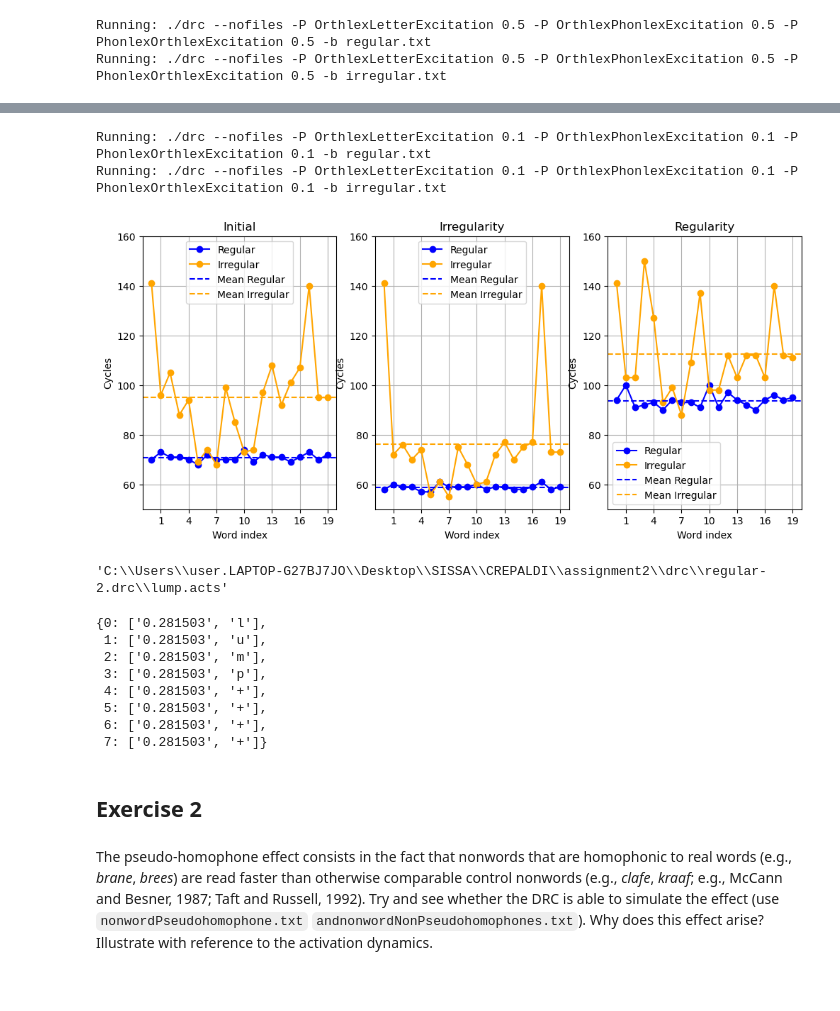
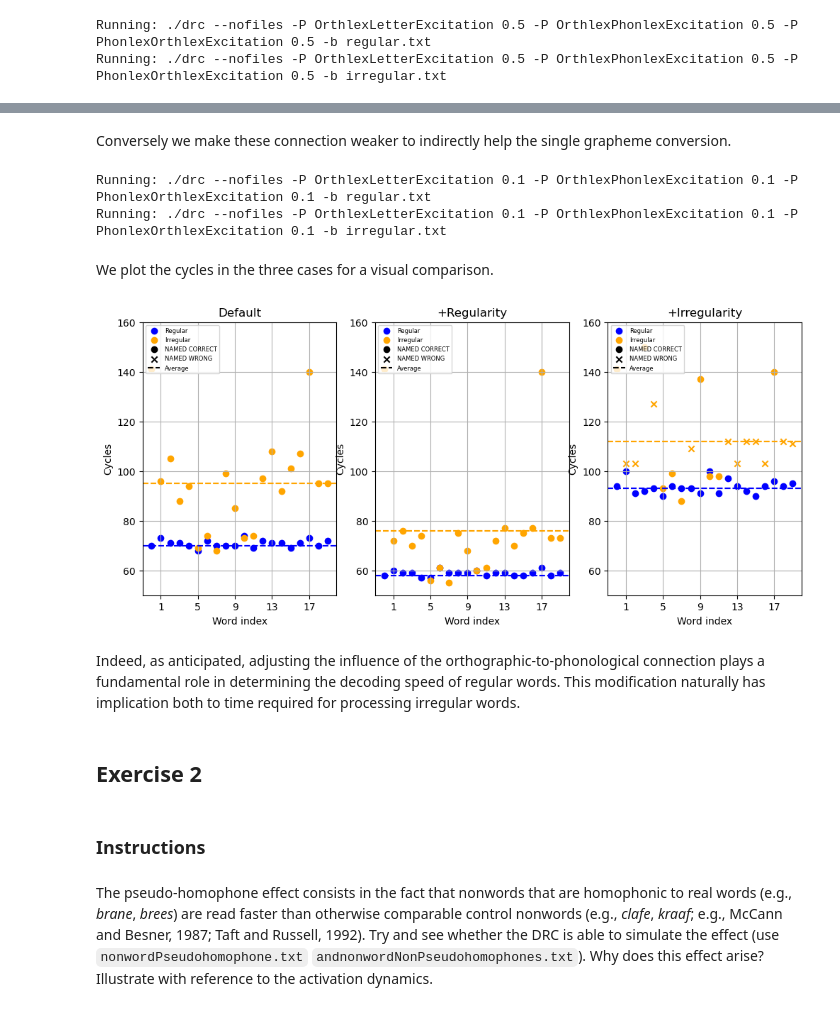
Before and after one commit to Quinta13/LRB_project, a Jupyter notebook: assignment2/exercises.ipynb, the cells around one changed output, grey strips where cells are left out. Saved outputs shown, nothing was run; the diff lists cells and outputs as text; code cells hidden in the pictures.

```diff
--- a/assignment2/exercises.ipynb
+++ b/assignment2/exercises.ipynb
@@ -157,6 +231,6 @@ Running: ./drc --nofiles -S OrthlexPhonlexExcitation 0.1 0.9 10 lump
 # %%
 drc.run(
-    word=worst_irregular,
+    word=avg_irregular.word,
     parameters=[(Parameter.OrthlexLetterExcitation, (0.10, 0.90, 10))]
 ).plot_cycles()
 # %% [output]
@@ -165,12 +238,0 @@ Running: ./drc --nofiles -S OrthlexLetterExcitation 0.1 0.9 10 bury
-# %%
-import random
-
-random_irregular = random.choice(irregular_words)
-
-while random_irregular == worst_irregular:
-    random_irregular = random.choice(irregular_words)
-
-drc.run(
-    word=random.choice(irregular_words),
-    parameters=[(Parameter.OrthlexLetterExcitation, (0.10, 0.90, 10))]
-).plot_cycles()
@@ -180,11 +245,12 @@ Running: ./drc --nofiles -S OrthlexLetterExcitation 0.1 0.9 10 warp
 # %%
-parameters_irregularity = [
+parameters_regularity = [
     (Parameter.OrthlexLetterExcitation, 0.5),
     (Parameter.OrthlexPhonlexExcitation, 0.5),
     (Parameter.PhonlexOrthlexExcitation, 0.5)
 ]
-regular_results_irreg   = drc.run(word="regular.txt",   parameters=parameters_irregularity)
-irregular_results_irreg = drc.run(word="irregular.txt", parameters=parameters_irregularity)
+
+regular_results_reg   = drc.run(word=regular_file,   parameters=parameters_regularity)
+irregular_results_reg = drc.run(word=irregular_file, parameters=parameters_regularity)
 # %% [output]
 Running: ./drc --nofiles -P OrthlexLetterExcitation 0.5 -P OrthlexPhonlexExcitation 0.5 -P PhonlexOrthlexExcitation 0.5 -b regular.txt
 Running: ./drc --nofiles -P OrthlexLetterExcitation 0.5 -P OrthlexPhonlexExcitation 0.5 -P PhonlexOrthlexExcitation 0.5 -b irregular.txt
@@ -214,54 +257,45 @@ regular_results_irreg
+# %% [markdown]
+Conversely we make these connection weaker to indirectly help the single grapheme conversion.
 # %%
-parameters_regularity = [
+parameters_irregularity = [
     (Parameter.OrthlexLetterExcitation, 0.1),
     (Parameter.OrthlexPhonlexExcitation, 0.1),
     (Parameter.PhonlexOrthlexExcitation, 0.1)
 ]
-regular_results_reg   = drc.run(word="regular.txt", parameters=parameters_regularity)
-irregular_results_reg = drc.run(word="irregular.txt", parameters=parameters_regularity)
+regular_results_irreg   = drc.run(word=regular_file, parameters=parameters_irregularity)
+irregular_results_irreg = drc.run(word=irregular_file, parameters=parameters_irregularity)
 # %% [output]
 Running: ./drc --nofiles -P OrthlexLetterExcitation 0.1 -P OrthlexPhonlexExcitation 0.1 -P PhonlexOrthlexExcitation 0.1 -b regular.txt
 Running: ./drc --nofiles -P OrthlexLetterExcitation 0.1 -P OrthlexPhonlexExcitation 0.1 -P PhonlexOrthlexExcitation 0.1 -b irregular.txt
+# %% [markdown]
+We plot the cycles in the three cases for a visual comparison.
 # %%
-fig, axes = plt.subplots(nrows=1, ncols=3, figsize=(12, 5))
+_, axes = plt.subplots(nrows=1, ncols=3, figsize=(12, 5))
 
 results = [
     (regular_results,       irregular_results),
-    (regular_results_irreg, irregular_results_irreg),
-    (regular_results_reg,   irregular_results_reg)
+    (regular_results_reg,   irregular_results_reg),
+    (regular_results_irreg, irregular_results_irreg)
 ]
 
-for i, (result, title) in enumerate(zip(results, ["Initial", "Irregularity", "Regularity"])):
+for i, (result, title) in enumerate(zip(results, ["Default", "+Regularity", "+Irregularity"])):
 
     regular, irregular = result
 
-    plot_cycles_comparison(
-        results_a=regular,
-        results_b=irregular,
-        legend_a="Regular",
-        legend_b="Irregular",
+    ResultSet.plot_cycles_comparison(
+        results=[regular, irregular],
+        legends=["Regular", "Irregular"],
         title=title,
         yrange=(50, 160),
         ax=axes[i]
     )
 # %% [output]
-[figure, old version]
+[figure, new version]
-# %%
-best_regular_activation_file
-# %% [output]
-'C:\\Users\\user.LAPTOP-G27BJ7JO\\Desktop\\SISSA\\CREPALDI\\assignment2\\drc\\regular-2.drc\\lump.acts'
-# %%
-activation[20]['L']
-# %% [output]
-{0: ['0.281503', 'l'],
- 1: ['0.281503', 'u'],
- 2: ['0.281503', 'm'],
- 3: ['0.281503', 'p'],
- 4: ['0.281503', '+'],
- 5: ['0.281503', '+'],
- 6: ['0.281503', '+'],
- 7: ['0.281503', '+']}
+# %% [markdown]
+Indeed, as anticipated, adjusting the influence of the orthographic-to-phonological connection plays a fundamental role in determining the decoding speed of regular words. This modification naturally has implication both to time required for processing irregular words.
 # %% [markdown]
 ## Exercise 2
+# %% [markdown]
+### Instructions
 # %% [markdown]
 The pseudo-homophone effect consists in the fact that nonwords that are homophonic to real words (e.g., *brane*, *brees*) are read faster than otherwise comparable control nonwords (e.g., *clafe*, *kraaf*; e.g., McCann and Besner, 1987; Taft and Russell, 1992). Try and see whether the DRC is able to simulate the effect (use `nonwordPseudohomophone.txt` `andnonwordNonPseudohomophones.txt`). Why does this effect arise? Illustrate with reference to the activation dynamics.
```
Also changed, not shown: parts of 115 cells of this notebook, 8 other files.
